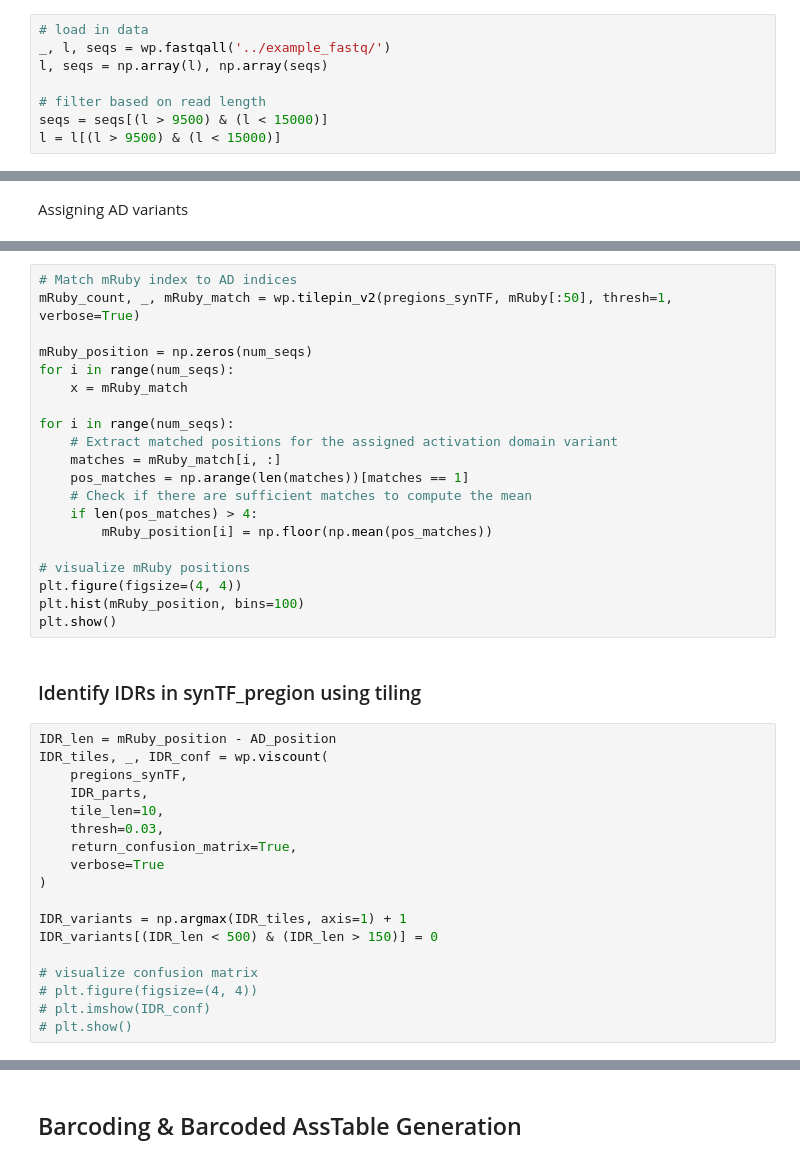
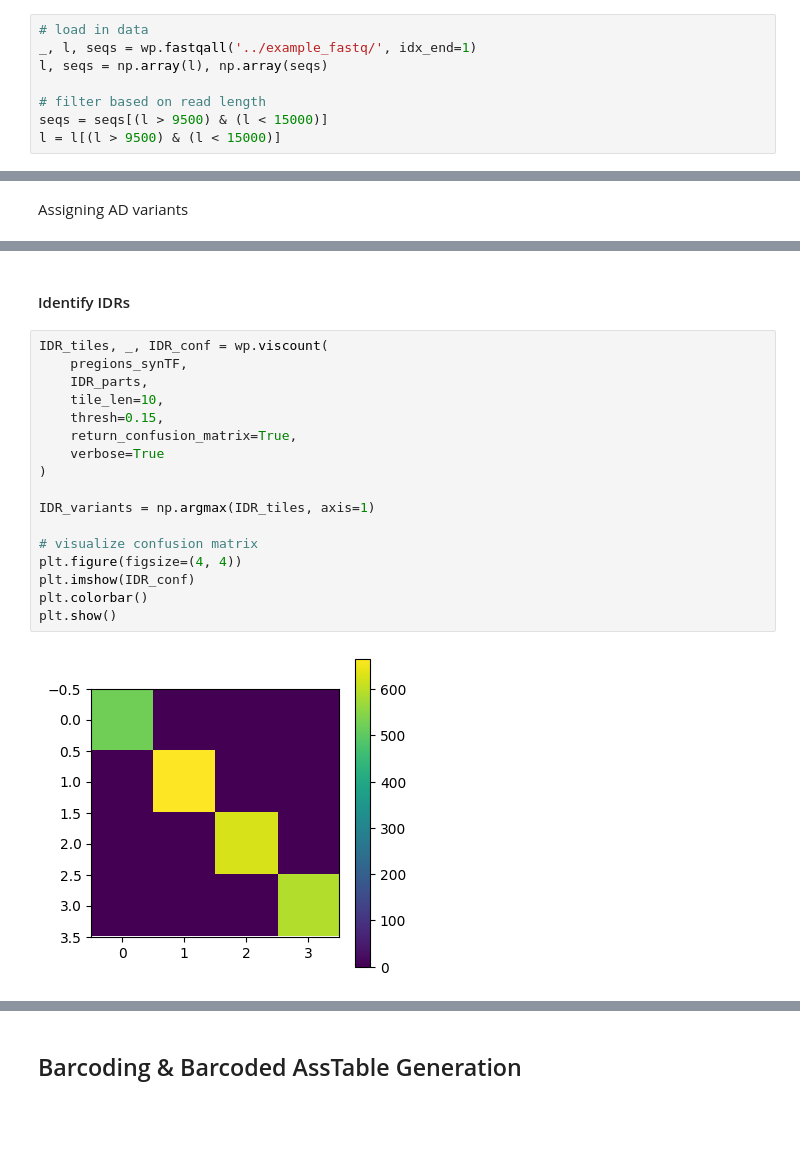
Before and after one commit to cbashorlab/WIMPY, a Jupyter notebook: wimpy_python/example_script_python.ipynb, the cells around one changed output, grey strips where cells are left out. Cells and saved outputs as stored; diff of their text form; blank space fills up the shorter version.

```diff
--- a/wimpy_python/example_script_python.ipynb
+++ b/wimpy_python/example_script_python.ipynb
@@ -46,7 +48,7 @@ AD_parts, IDR_parts = ORF_parts[0:4], ORF_parts[4:8]
 Loading input Nanopore sequencing files with `fastqall`, and filter out all reads that are not within the expected size range (9500 to 15000 in this case):
 # %%
 # load in data
-_, l, seqs = wp.fastqall('../example_fastq/')
+_, l, seqs = wp.fastqall('../example_fastq/', idx_end=1)
 l, seqs = np.array(l), np.array(seqs)
 
 # filter based on read length
@@ -214,40 +188,21 @@ plt.show()
-# %%
-# Match mRuby index to AD indices
-mRuby_count, _, mRuby_match = wp.tilepin_v2(pregions_synTF, mRuby[:50], thresh=1, verbose=True)
-
-mRuby_position = np.zeros(num_seqs)
-for i in range(num_seqs):
-    x = mRuby_match
-
-for i in range(num_seqs):
-    # Extract matched positions for the assigned activation domain variant
-    matches = mRuby_match[i, :]
-    pos_matches = np.arange(len(matches))[matches == 1]
-    # Check if there are sufficient matches to compute the mean
-    if len(pos_matches) > 4:
-        mRuby_position[i] = np.floor(np.mean(pos_matches))
-
-# visualize mRuby positions
-plt.figure(figsize=(4, 4))
-plt.hist(mRuby_position, bins=100)
-plt.show()
 # %% [markdown]
-### Identify IDRs in synTF_pregion using tiling
+#### Identify IDRs
 # %%
-IDR_len = mRuby_position - AD_position
 IDR_tiles, _, IDR_conf = wp.viscount(
     pregions_synTF,
     IDR_parts,
     tile_len=10,
-    thresh=0.03,
+    thresh=0.15,
     return_confusion_matrix=True,
     verbose=True
 )
 
-IDR_variants = np.argmax(IDR_tiles, axis=1) + 1
-IDR_variants[(IDR_len < 500) & (IDR_len > 150)] = 0
+IDR_variants = np.argmax(IDR_tiles, axis=1)
 
 # visualize confusion matrix
-# plt.figure(figsize=(4, 4))
-# plt.imshow(IDR_conf)
-# plt.show()
+plt.figure(figsize=(4, 4))
+plt.imshow(IDR_conf)
+plt.colorbar()
+plt.show()
+# %% [output]
+[figure, added]
```
Also changed, not shown: parts of 30 cells of this notebook, 4 other files.
